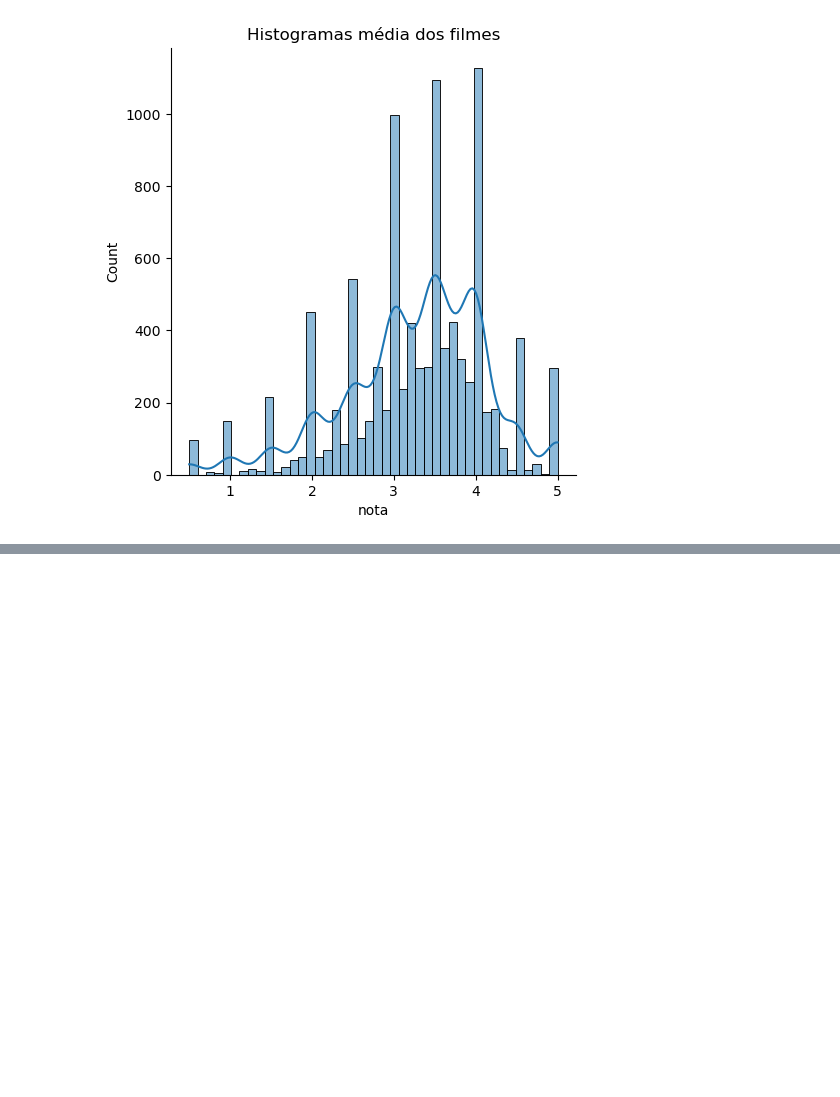
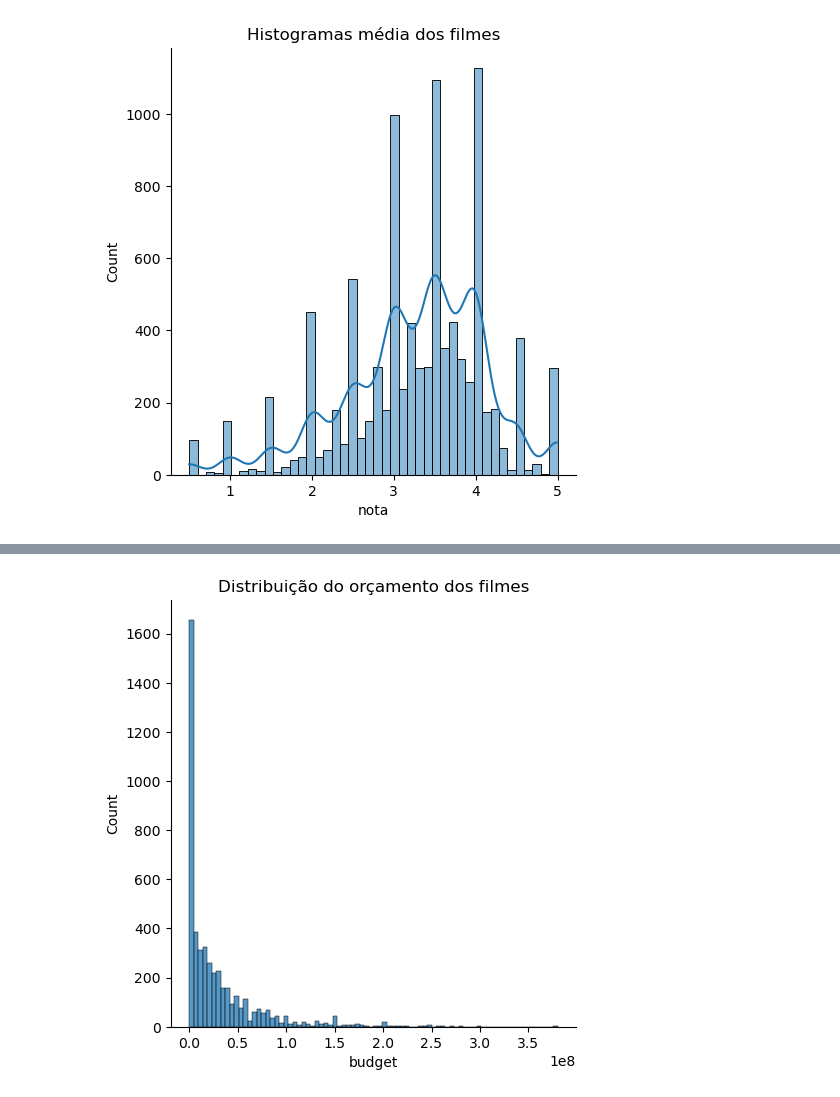
Before and after one commit to carlosvinicius-ai/DataScience, a Jupyter notebook: Codigos/introducao_data_science.ipynb, the cells around one changed output, grey strips where cells are left out. Saved outputs shown, nothing was run; the diff lists cells and outputs as text; code cells hidden in the pictures; blank space fills up the shorter version.

```diff
--- a/Codigos/introducao_data_science.ipynb
+++ b/Codigos/introducao_data_science.ipynb
@@ -159,0 +176,6 @@ Text(0.5, 1.0, 'Histogramas média dos filmes')
+# %%
+sns.displot(tmdb['budget'])
+plt.title('Distribuição do orçamento dos filmes')
+plt.show()
+# %% [output]
+[figure, added]
```
Also changed, not shown: parts of 5 cells of this notebook.
